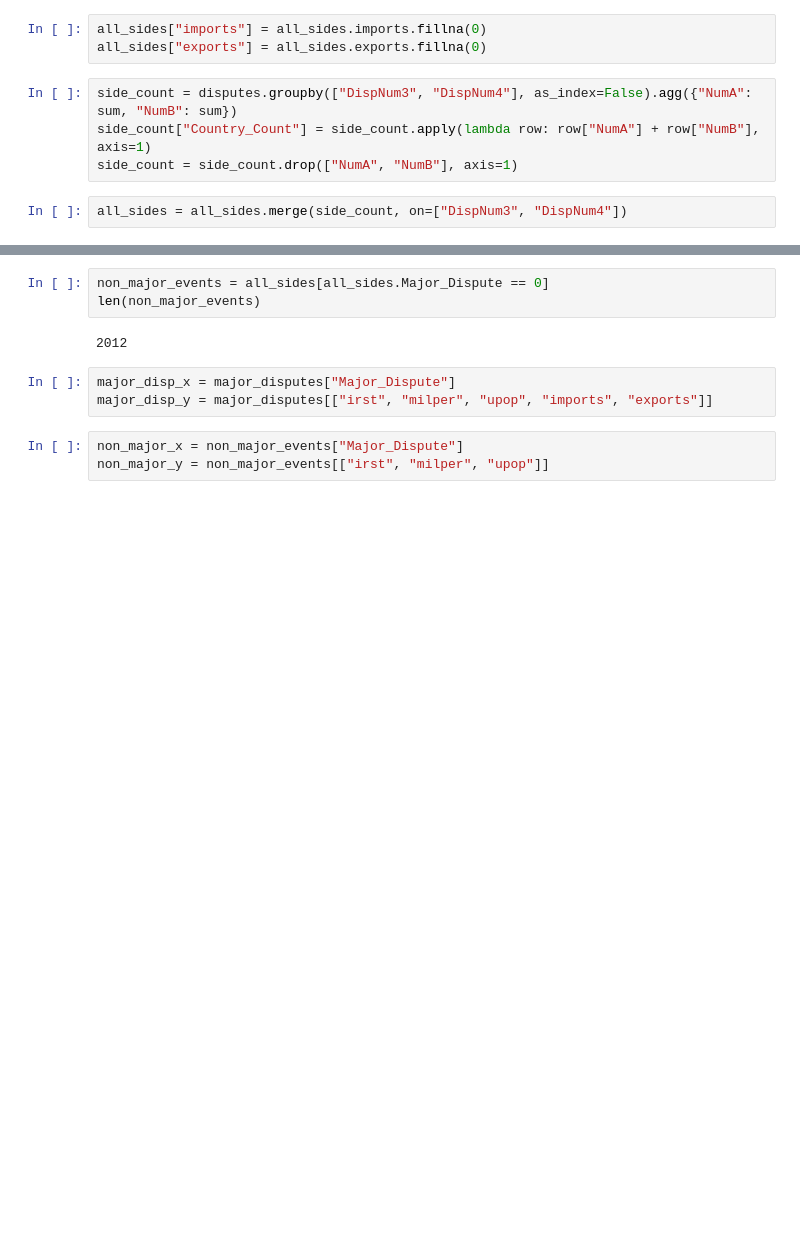
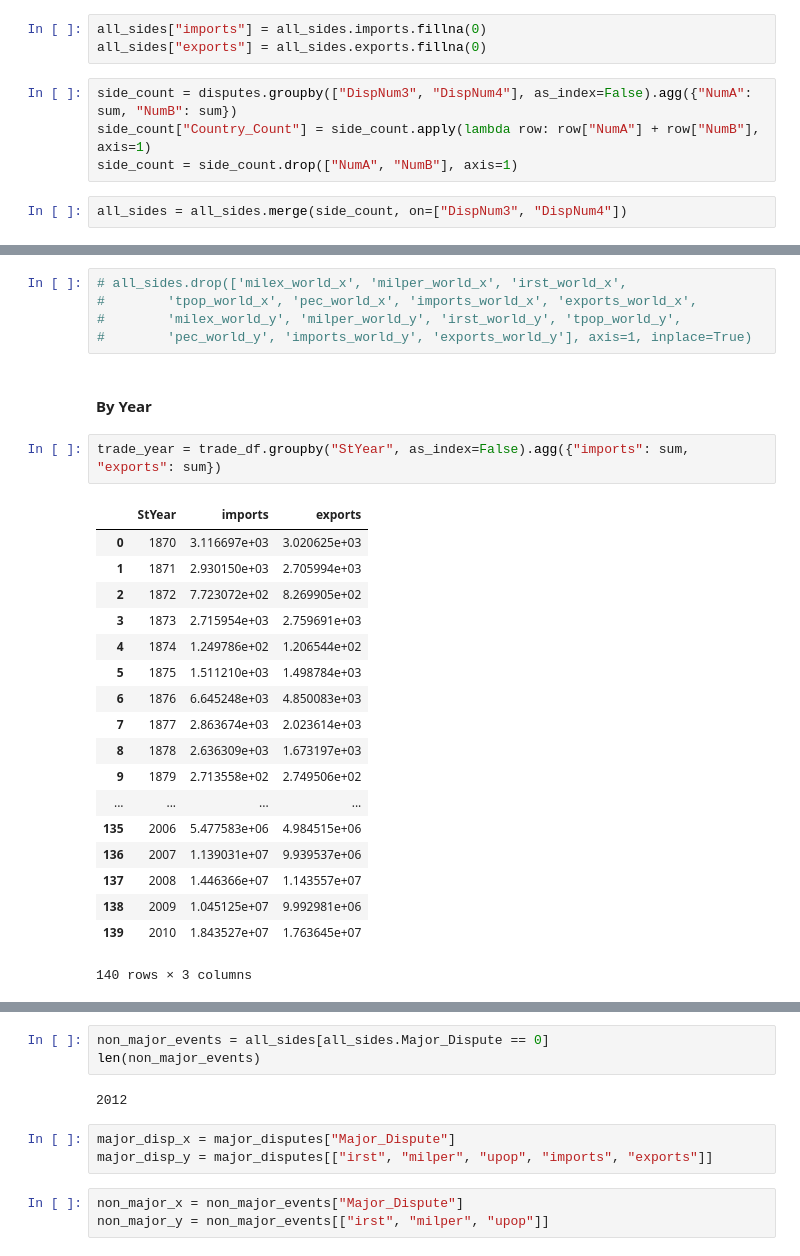
Before and after one commit to dgilbs/disputes_data_project, a Jupyter notebook: mcnulty2.ipynb, the cells around one changed output, grey strips where cells are left out. Saved outputs shown, nothing was run; the diff lists cells and outputs as text; blank space fills up the shorter version.

```diff
--- a/mcnulty2.ipynb
+++ b/mcnulty2.ipynb
@@ -98,0 +204,28 @@ y = all_sides[all_sides.Major_Dispute ==0]
+# %%
+# all_sides.drop(['milex_world_x', 'milper_world_x', 'irst_world_x',
+#        'tpop_world_x', 'pec_world_x', 'imports_world_x', 'exports_world_x',
+#        'milex_world_y', 'milper_world_y', 'irst_world_y', 'tpop_world_y',
+#        'pec_world_y', 'imports_world_y', 'exports_world_y'], axis=1, inplace=True)
+# %% [markdown]
+#### By Year
+# %%
+trade_year = trade_df.groupby("StYear", as_index=False).agg({"imports": sum, "exports": sum})
+# %% [output]
+|  | StYear | imports | exports |
+| 0 | 1870 | 3.116697e+03 | 3.020625e+03 |
+| 1 | 1871 | 2.930150e+03 | 2.705994e+03 |
+| 2 | 1872 | 7.723072e+02 | 8.269905e+02 |
+| 3 | 1873 | 2.715954e+03 | 2.759691e+03 |
+| 4 | 1874 | 1.249786e+02 | 1.206544e+02 |
+| 5 | 1875 | 1.511210e+03 | 1.498784e+03 |
+| 6 | 1876 | 6.645248e+03 | 4.850083e+03 |
+| 7 | 1877 | 2.863674e+03 | 2.023614e+03 |
+| 8 | 1878 | 2.636309e+03 | 1.673197e+03 |
+| 9 | 1879 | 2.713558e+02 | 2.749506e+02 |
+| ... | ... | ... | ... |
+| 135 | 2006 | 5.477583e+06 | 4.984515e+06 |
+| 136 | 2007 | 1.139031e+07 | 9.939537e+06 |
+| 137 | 2008 | 1.446366e+07 | 1.143557e+07 |
+| 138 | 2009 | 1.045125e+07 | 9.992981e+06 |
+| 139 | 2010 | 1.843527e+07 | 1.763645e+07 |
+140 rows × 3 columns
```
Also changed, not shown: parts of 77 cells of this notebook, 7 other files.
